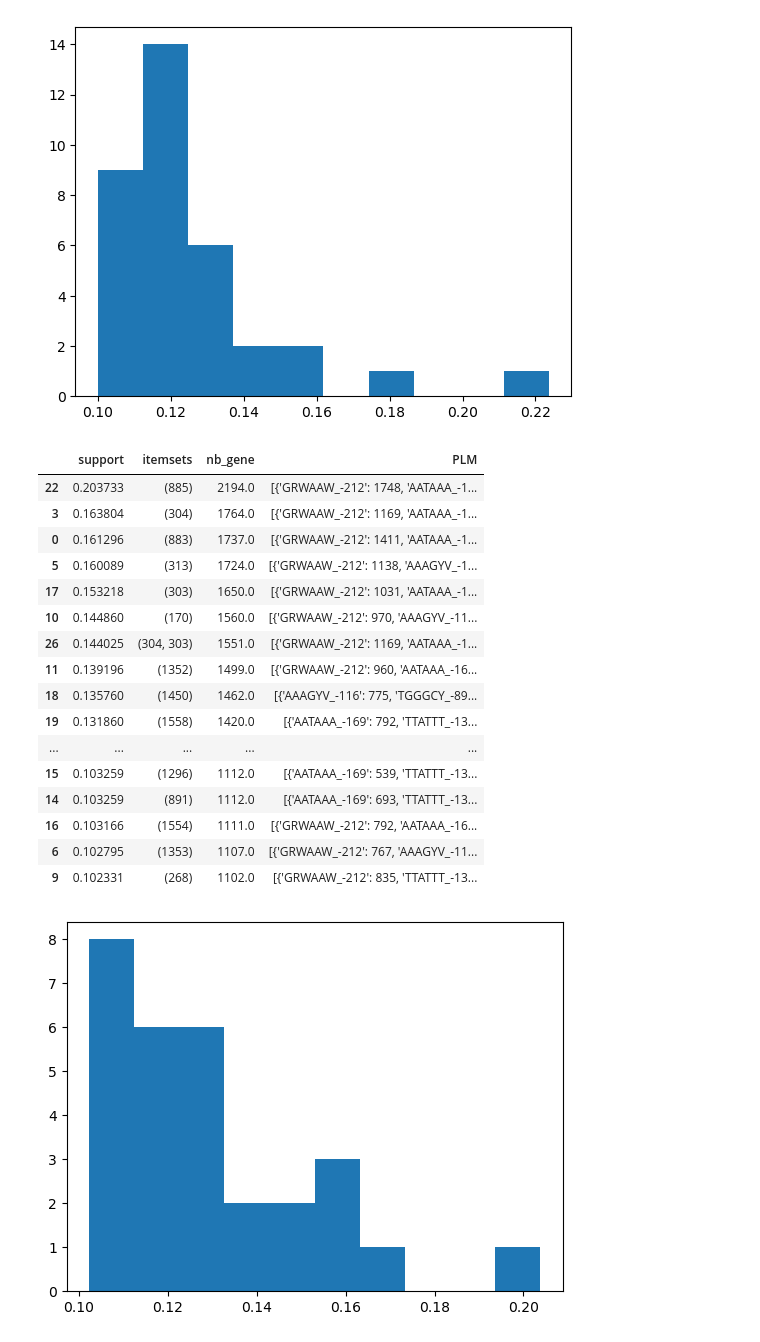
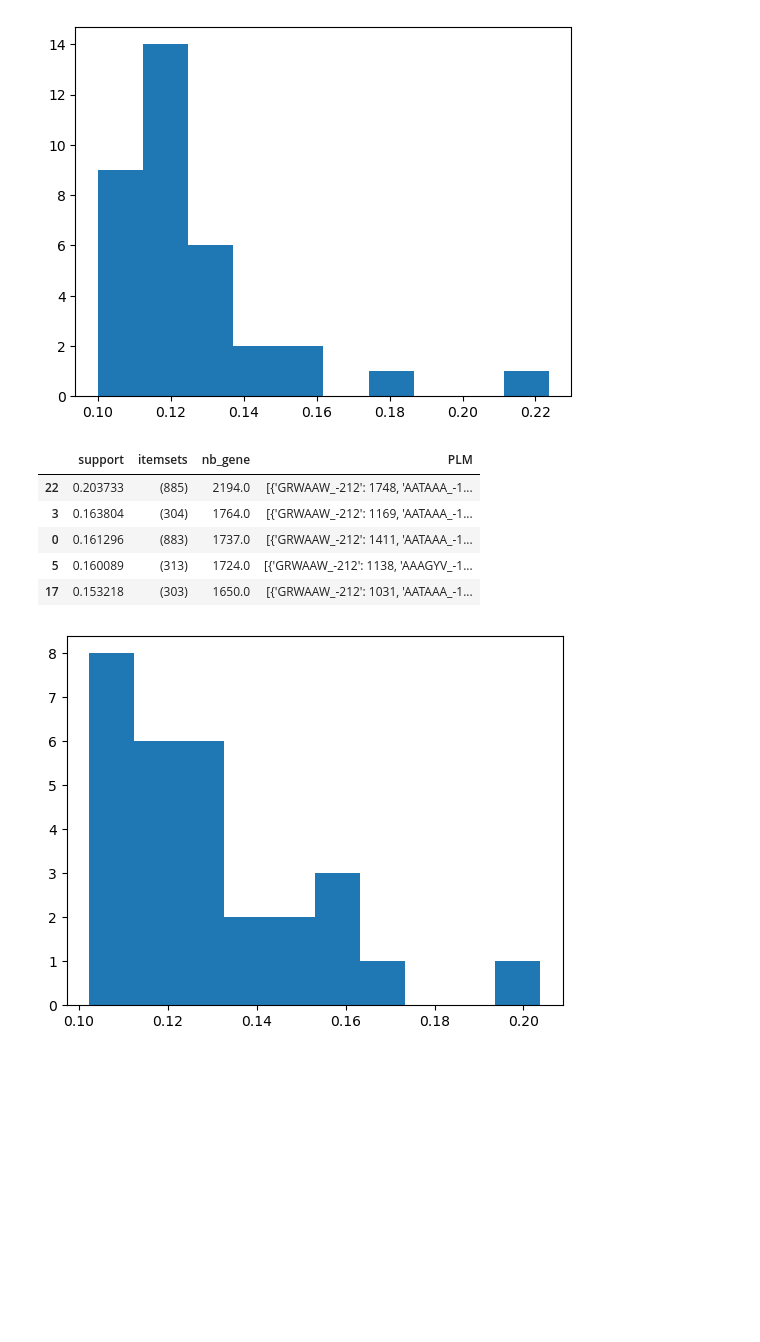
Before and after one commit to JhonatanFelix/Projet_fil_rouge_2024, a Jupyter notebook: motif_frequent_gen.ipynb, the cells around one changed output. Drawn from its saved outputs; the diff is of its cells as text; code cells hidden in the pictures; blank space fills up the shorter version.

```diff
--- a/motif_frequent_gen.ipynb
+++ b/motif_frequent_gen.ipynb
@@ -193,36 +165,25 @@ plt.show()
 # %%
 motif_minus_cond = fpgrowth(minus_data, min_support=0.1, use_colnames=True)
 motif_minus_cond["nb_gene"] = motif_minus_cond["support"] * minus_data.shape[0]
 
 col = []
 for itmset in motif_minus_cond["itemsets"]:
     itmset = list(itmset)
     col_col = []
     for itm in itmset:
         col_col.append(MLP_gene[itm])
     col.append(col_col)
 
 motif_minus_cond["PLM"] = col
 
-motif_minus_cond.sort_values(by = 'support', ascending = False)
+motif_minus_cond.sort_values(by = 'support', ascending = False).head(5)
 # %% [output]
 |  | support | itemsets | nb_gene | PLM |
 | 22 | 0.203733 | (885) | 2194.0 | [{'GRWAAW_-212': 1748, 'AATAAA_-1... |
 | 3 | 0.163804 | (304) | 1764.0 | [{'GRWAAW_-212': 1169, 'AATAAA_-1... |
 | 0 | 0.161296 | (883) | 1737.0 | [{'GRWAAW_-212': 1411, 'AATAAA_-1... |
 | 5 | 0.160089 | (313) | 1724.0 | [{'GRWAAW_-212': 1138, 'AAAGYV_-1... |
 | 17 | 0.153218 | (303) | 1650.0 | [{'GRWAAW_-212': 1031, 'AATAAA_-1... |
-| 10 | 0.144860 | (170) | 1560.0 | [{'GRWAAW_-212': 970, 'AAAGYV_-11... |
-| 26 | 0.144025 | (304, 303) | 1551.0 | [{'GRWAAW_-212': 1169, 'AATAAA_-1... |
-| 11 | 0.139196 | (1352) | 1499.0 | [{'GRWAAW_-212': 960, 'AATAAA_-16... |
-| 18 | 0.135760 | (1450) | 1462.0 | [{'AAAGYV_-116': 775, 'TGGGCY_-89... |
-| 19 | 0.131860 | (1558) | 1420.0 | [{'AATAAA_-169': 792, 'TTATTT_-13... |
-| ... | ... | ... | ... | ... |
-| 15 | 0.103259 | (1296) | 1112.0 | [{'AATAAA_-169': 539, 'TTATTT_-13... |
-| 14 | 0.103259 | (891) | 1112.0 | [{'AATAAA_-169': 693, 'TTATTT_-13... |
-| 16 | 0.103166 | (1554) | 1111.0 | [{'GRWAAW_-212': 792, 'AATAAA_-16... |
-| 6 | 0.102795 | (1353) | 1107.0 | [{'GRWAAW_-212': 767, 'AAAGYV_-11... |
-| 9 | 0.102331 | (268) | 1102.0 | [{'GRWAAW_-212': 835, 'TTATTT_-13... |
 # %%
 plt.figure()
 plt.hist(motif_minus_cond["support"])
```
Also changed, not shown: parts of 4 cells of this notebook.
